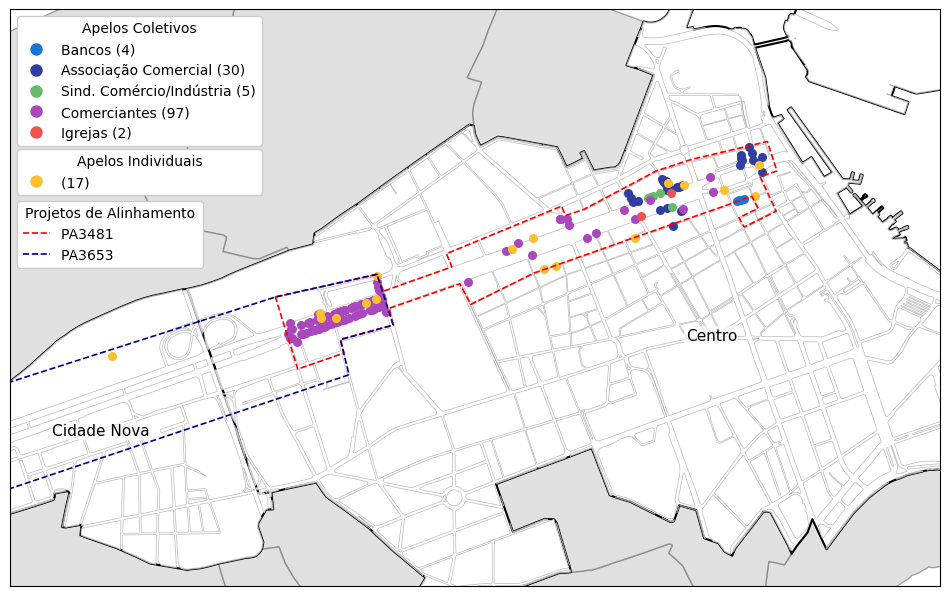
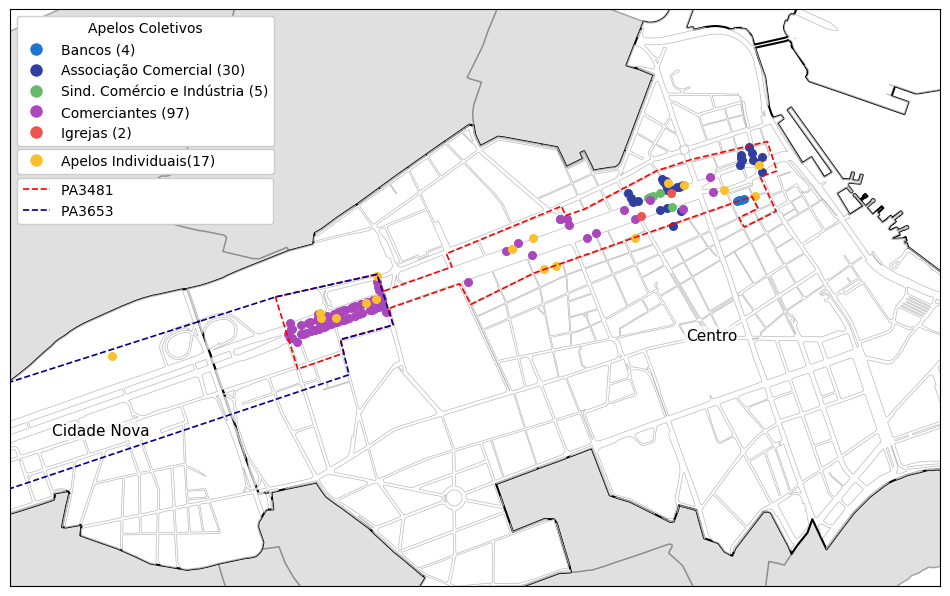
The notebook cell's code change between the first figure and the second:
--- before
+++ after
@@ -52,5 +52,5 @@
     "1976d2": "Bancos",
     "ef5350": "Igrejas",
-    "66bb6a": "Sind. Comércio/Indústria",
+    "66bb6a": "Sind. Comércio e Indústria",
     "303f9f": "Associação Comercial"
 }
@@ -75,5 +75,5 @@
         # Adjust the number of spaces if the box is slightly too big or too small
         # ----------------------------------------------------------------------
-        labels_yellow.append(f'({count})                                      ')
+        labels_yellow.append(f'Apelos Individuais({count})            ')
     else:
         # Look up the custom label in the dictionary
@@ -109,5 +109,5 @@
         handles_lines.append(line_marker)
         # Pad the line legend as well so it matches the width
-        labels_lines.append(f'{line_name}                   ')
+        labels_lines.append(f'{line_name}                                   ')
 
 # ==========================================
@@ -136,9 +136,9 @@
 # box will shrink and it won't align perfectly.
 # ----------------------------------------------------------------------
-legend_yellow = ax.legend(handles_yellow, labels_yellow, title='Apelos Individuais', 
+legend_yellow = ax.legend(handles_yellow, labels_yellow, 
                           loc='upper left', bbox_to_anchor=(0, 0.77), framealpha=1.0)
 ax.add_artist(legend_yellow)
 
 # 3. Create the Polylines legend below the second one
-legend_lines = ax.legend(handles_lines, labels_lines, title='Projetos de Alinhamento', 
-                         loc='upper left', bbox_to_anchor=(0, 0.68), framealpha=1.0)
+legend_lines = ax.legend(handles_lines, labels_lines, 
+                         loc='upper left', bbox_to_anchor=(0, 0.72), framealpha=1.0)

Commit: Enhance KML processing notebook with detailed methodology and workflow overview; include data ingestion, spatial analysis, and cartographic visualization sections